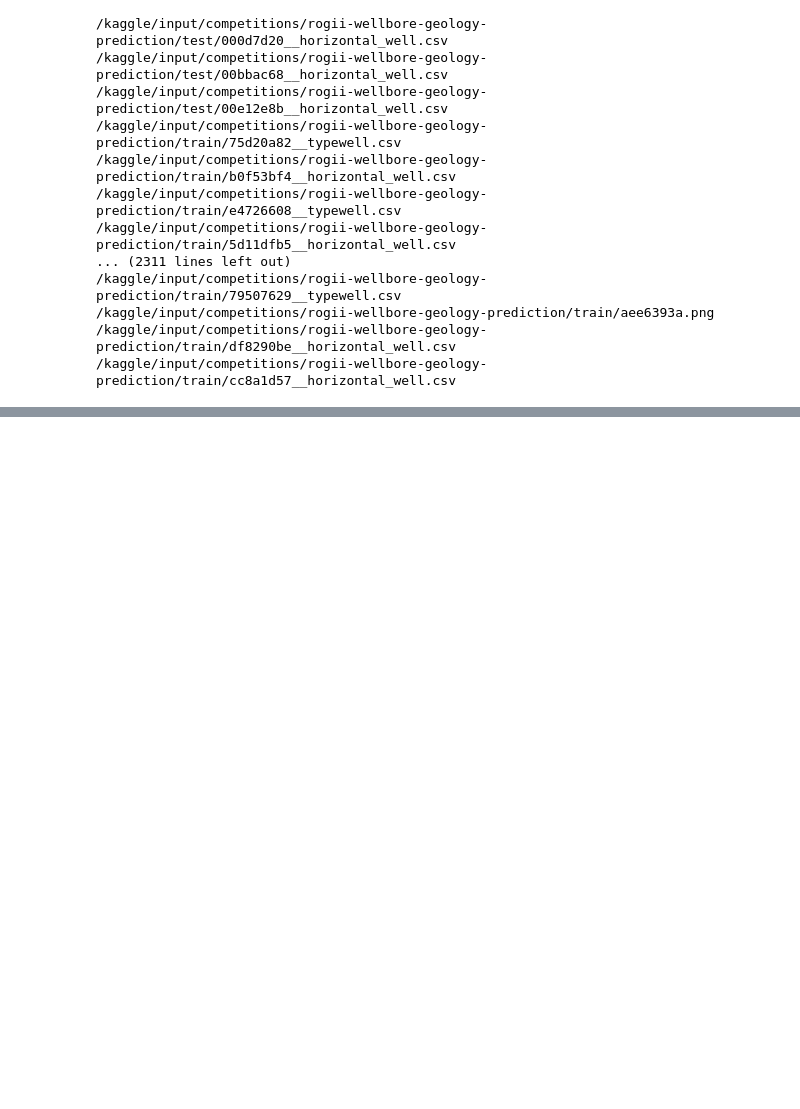
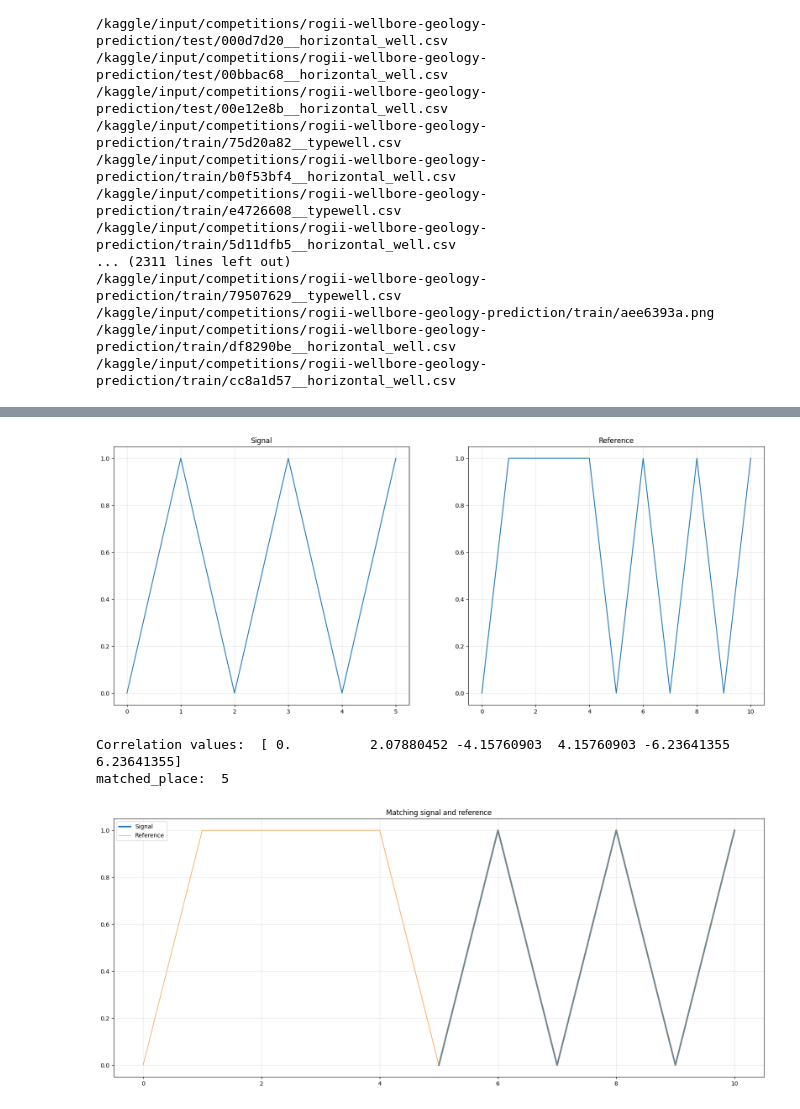
Before and after one commit to SarahBour/ROGII---Wellbore-Geology-Prediction, a Jupyter notebook: rogii-wellbore-geology-prediction.ipynb, the cells around one changed output, grey strips where cells are left out. Saved outputs shown, nothing was run; the diff lists cells and outputs as text; code cells hidden in the pictures; blank space fills up the shorter version.

Commit message:
started to write function to process well data

```diff
--- a/rogii-wellbore-geology-prediction.ipynb
+++ b/rogii-wellbore-geology-prediction.ipynb
@@ -278,0 +302,47 @@ plt.show()
+# %%
+# function to normalize arrays
+def normalize(x):
+    return (x - np.mean(x)) / (np.std(x) + 1e-8)
+# %%
+# dummy example to understand scipy.signal.correlate()
+signal = np.array([0,1,0,1,0,1], dtype = int)
+reference = np.array([0,1,1,1,1,0,1,0,1,0,1], dtype = int) # where we are looking for similar patterns
+
+# plotting the two before matching
+plt.figure(figsize = (20,8))
+plt.subplot(1,2,1)
+plt.plot(signal)
+plt.title("Signal")
+plt.grid(True, alpha = 0.3)
+plt.subplot(1,2,2)
+plt.plot(reference)
+plt.title("Reference")
+plt.grid(True, alpha = 0.3)
+plt.show()
+
+n_signal = normalize(signal)
+n_reference = normalize(reference)
+
+corr = correlate(n_reference, n_signal, mode = 'valid')
+print("Correlation values: ", corr)
+matched_place = np.argmax(corr) # where the signal starts matching the reference
+print("matched_place: ", matched_place)
+
+
+# x axis
+signal_x = np.arange(matched_place, matched_place + len(signal)) # this is for shifting to start from matched place
+reference_x = np.arange(len(reference))
+
+# plotting
+plt.figure(figsize= (20,8))
+plt.plot(signal_x, signal, linewidth = 2.5, label = 'Signal')
+plt.plot(reference_x, reference, linewidth = 0.8, label = 'Reference')
+plt.title("Matching signal and reference")
+plt.grid(True, alpha = 0.3)
+plt.legend()
+plt.show()
+# %% [output]
+[figure, added]
+Correlation values:  [ 0.          2.07880452 -4.15760903  4.15760903 -6.23641355  6.23641355]
+matched_place:  5
+[figure, added]
```
Also changed, not shown: parts of 26 cells of this notebook.
